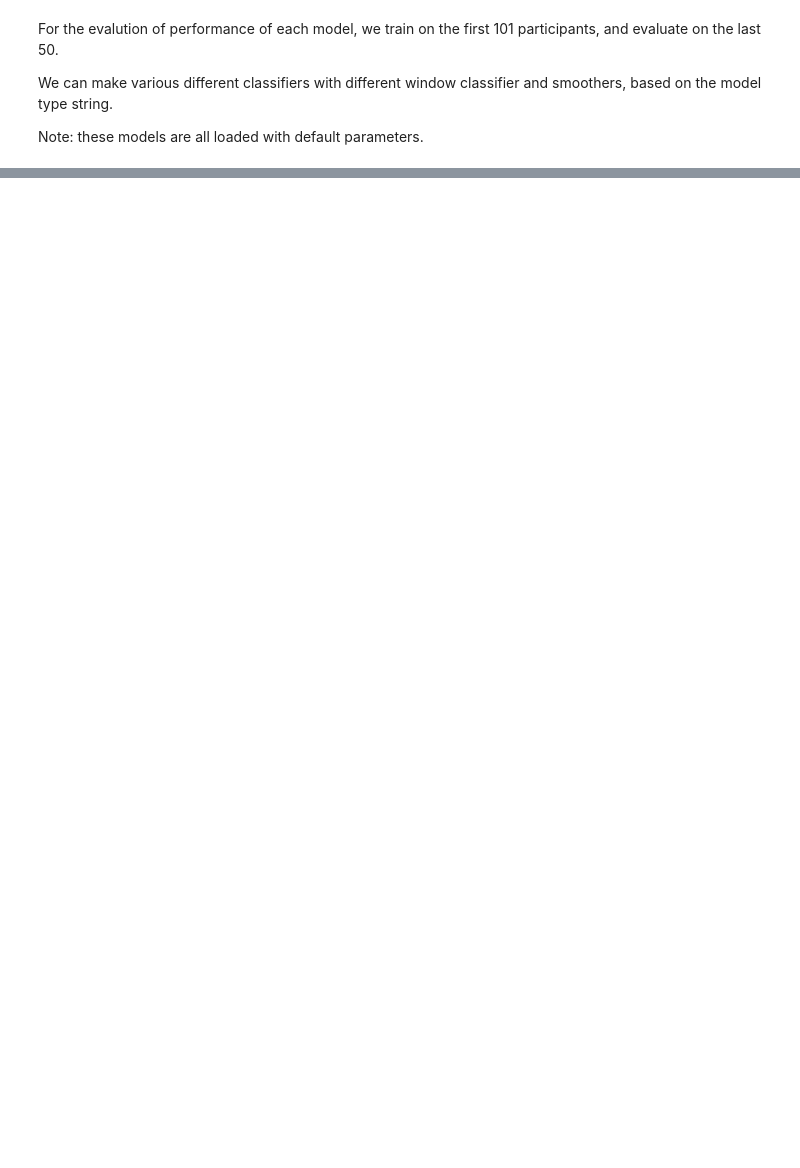
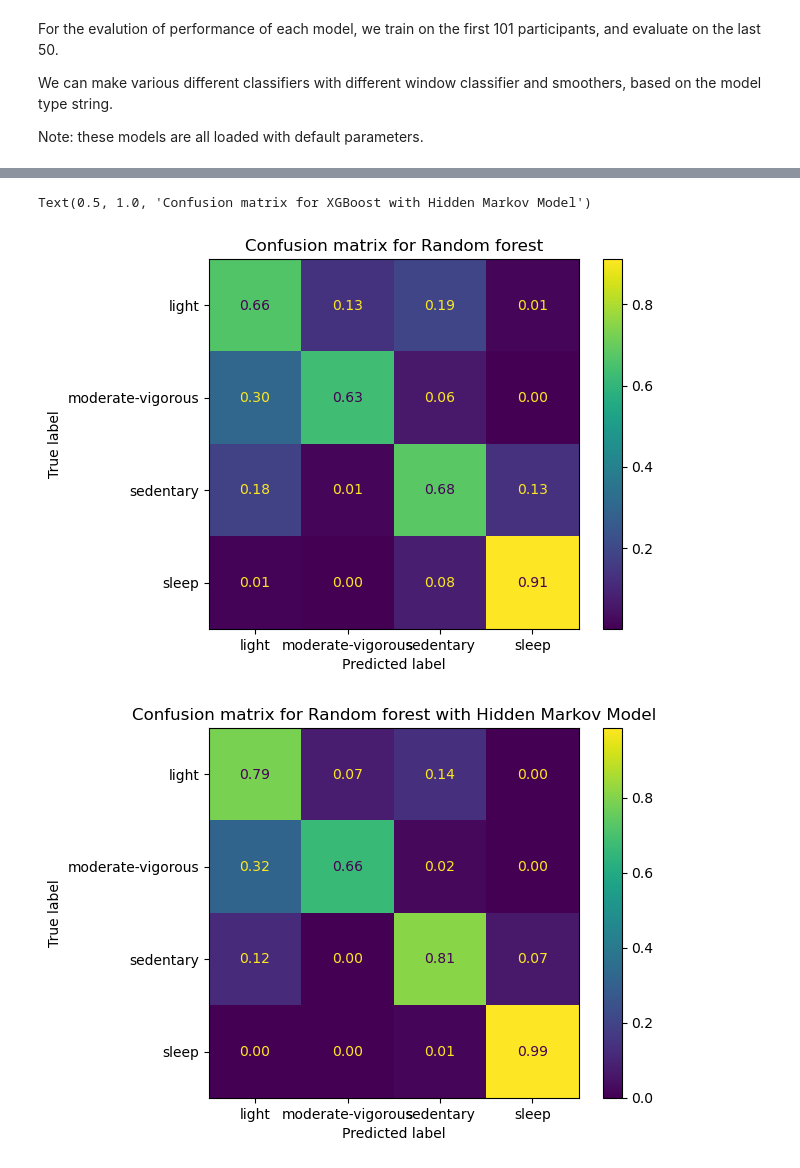
Before and after one commit to finlayscheib/capture24, a Jupyter notebook: Benchmark.ipynb, the cells around one changed output, grey strips where cells are left out. Cells and saved outputs as stored; diff of their text form; code cells hidden in the pictures; blank space fills up the shorter version.

Commit message:
Benchmark models working + confusion matrix. Trying to recreate CNN

```diff
--- a/Benchmark.ipynb
+++ b/Benchmark.ipynb
@@ -104,0 +144,21 @@ Walmsley's labels (Sleep, Sedentary, Light and MVPA)
+# %%
+# Plotting some benchamrk figures: confusion matrices and feature importnce
+import sklearn
+import matplotlib.pyplot as plt
+from sklearn.metrics import ConfusionMatrixDisplay
+
+ConfusionMatrixDisplay.from_predictions( y_test, y_pred_rf, normalize = 'true', values_format = '.2f')
+plt.title('Confusion matrix for Random forest')
+
+ConfusionMatrixDisplay.from_predictions( y_test, y_pred_rf_hmm, normalize = 'true', values_format = '.2f')
+plt.title('Confusion matrix for Random forest with Hidden Markov Model')
+
+ConfusionMatrixDisplay.from_predictions( y_test, y_pred_xgb, normalize = 'true', values_format = '.2f')
+plt.title('Confusion matrix for XGBoost')
+
+ConfusionMatrixDisplay.from_predictions( y_test,y_pred_xgb_hmm, normalize = 'true', values_format = '.2f')
+plt.title('Confusion matrix for XGBoost with Hidden Markov Model')
+# %% [output]
+Text(0.5, 1.0, 'Confusion matrix for XGBoost with Hidden Markov Model')
+[figure, added]
+[figure, added]
```
Also changed, not shown: parts of 6 cells of this notebook, 2 other files.
